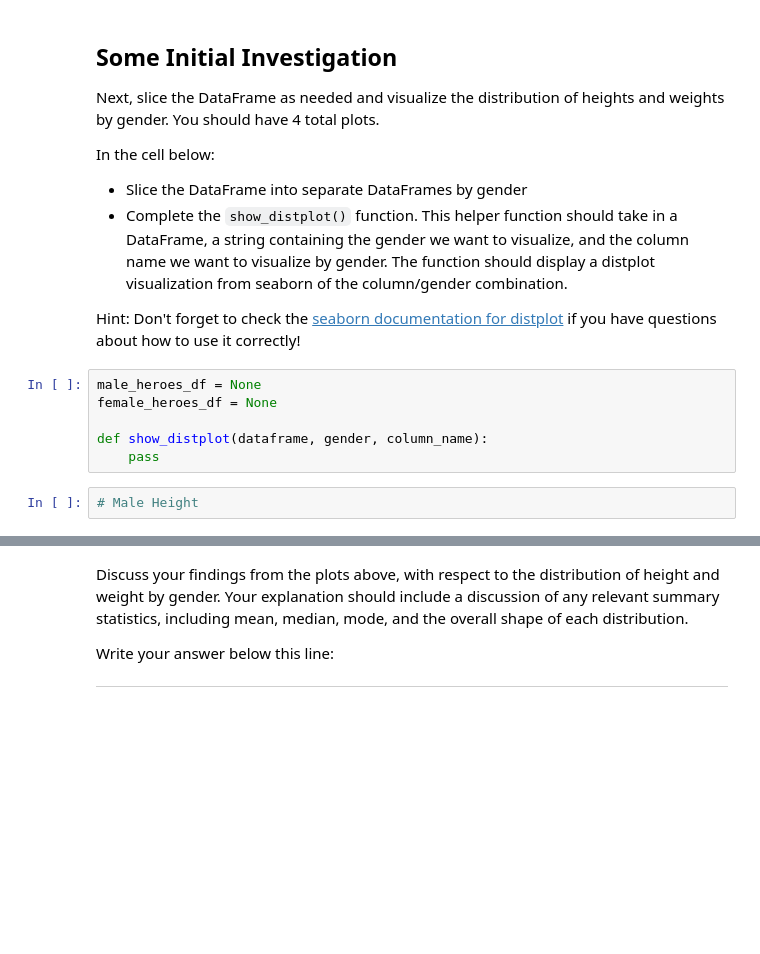
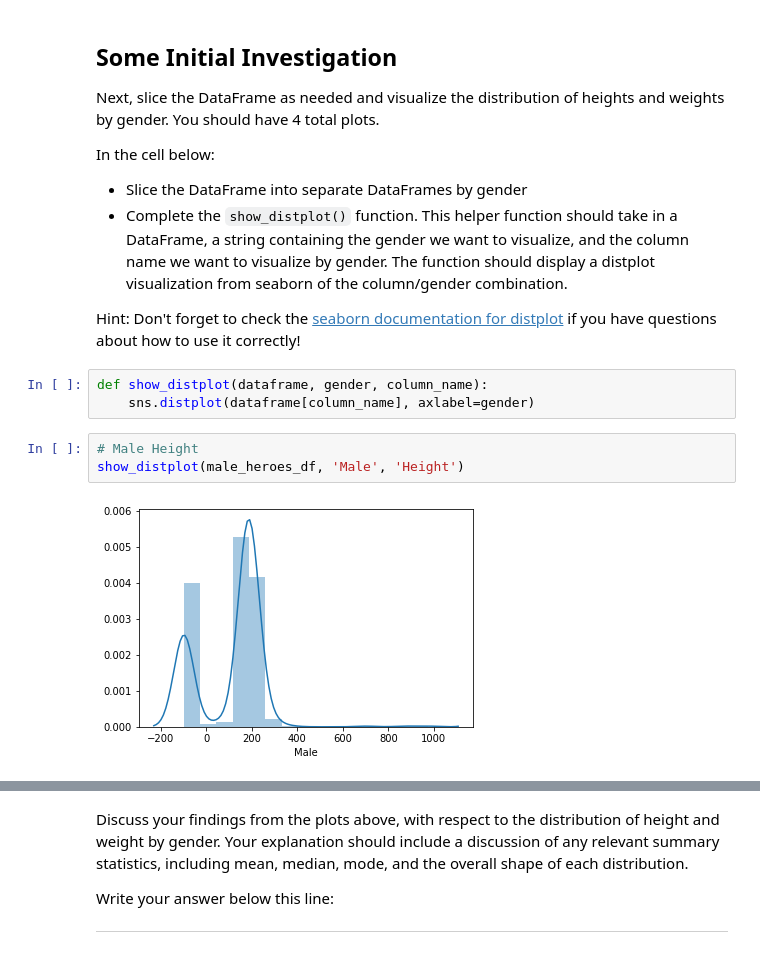
Before and after one commit to Lionslicer-Coding/dsc-data-cleaning-project-onl01-dtsc-pt-030220, a Jupyter notebook: index.ipynb, the cells around one changed output, grey strips where cells are left out. Drawn from its saved outputs; the diff is of its cells as text; blank space fills up the shorter version.

```diff
--- a/index.ipynb
+++ b/index.ipynb
@@ -146,13 +197,13 @@ In the cell below:
 * Complete the `show_distplot()` function.  This helper function should take in a DataFrame, a string containing the gender we want to visualize, and the column name we want to visualize by gender. The function should display a distplot visualization from seaborn of the column/gender combination.
 
 Hint: Don't forget to check the [seaborn documentation for distplot](https://seaborn.pydata.org/generated/seaborn.distplot.html) if you have questions about how to use it correctly!
-# %%
-male_heroes_df = None
-female_heroes_df = None
-
-def show_distplot(dataframe, gender, column_name):
-    pass
+# %%
+def show_distplot(dataframe, gender, column_name):
+    sns.distplot(dataframe[column_name], axlabel=gender)
 # %%
 # Male Height
+show_distplot(male_heroes_df, 'Male', 'Height')
+# %% [output]
+[figure, added]
 # %%
 # Male Weight
```
Also changed, not shown: parts of 12 cells of this notebook.
